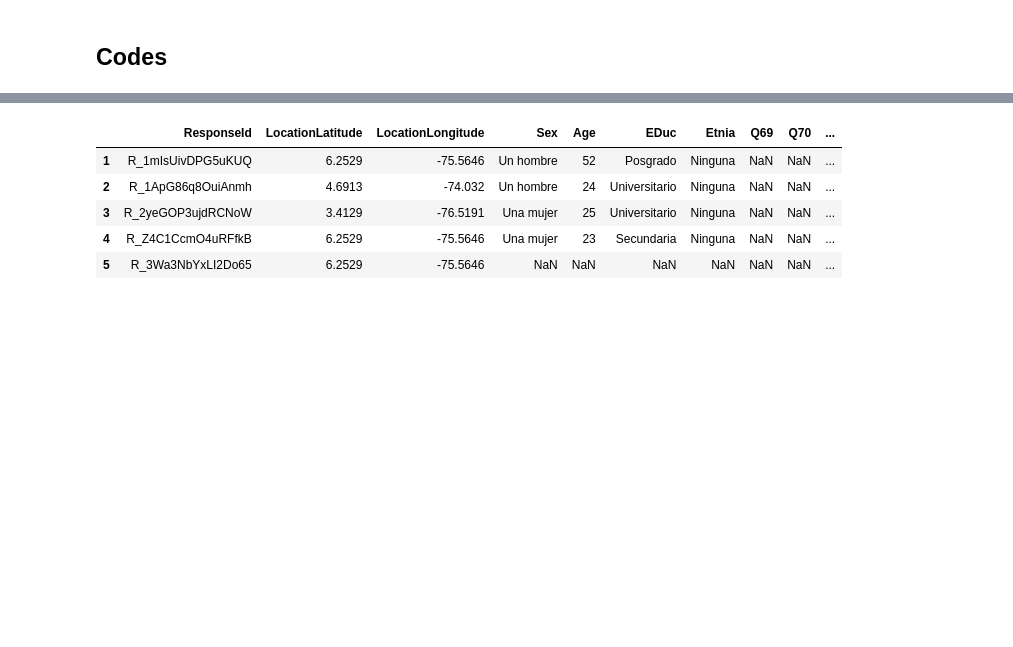
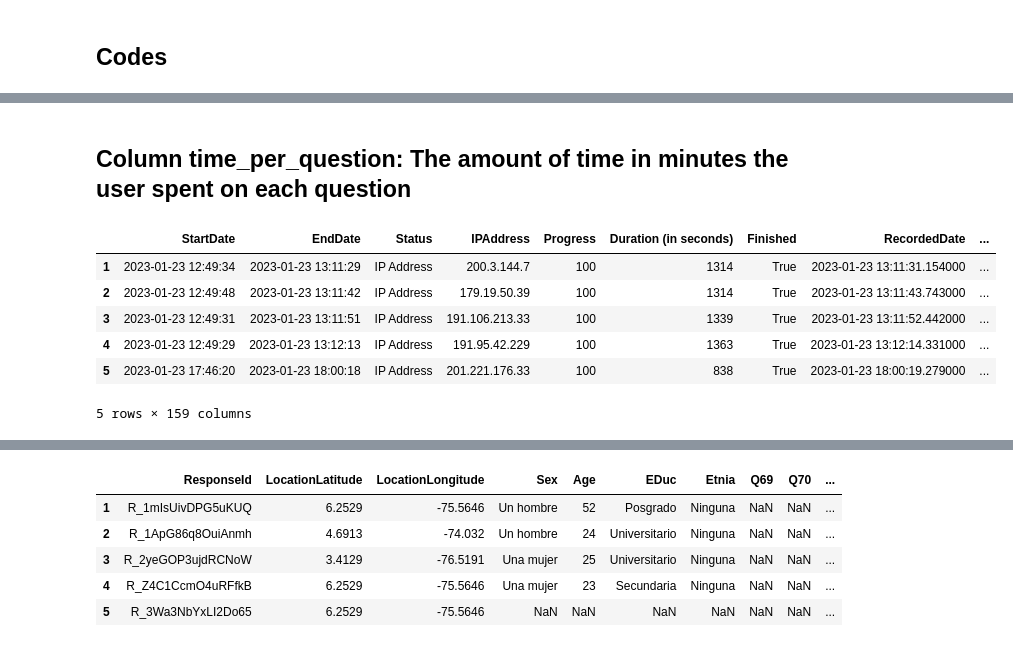
Before and after one commit to hamsomp3/subjetividades-politicas, a Jupyter notebook: notebooks/preprocesamiento.ipynb, the cells around one changed output, grey strips where cells are left out. Drawn from its saved outputs; the diff is of its cells as text; code cells hidden in the pictures; blank space fills up the shorter version.

```diff
--- a/notebooks/preprocesamiento.ipynb
+++ b/notebooks/preprocesamiento.ipynb
@@ -56,3 +75,13 @@ df.loc[JenniferCali, 'Q78'] = '00008909547-JAVCALI'
 codigo1  = df[df['Q69'] == '00008909547'].index
 df.loc[codigo1, 'Q78'] = '00008909547-JAVCALI'
 df.loc[codigo1, 'Q69'] = 'CALI'
+# %%
+df['Duration (in seconds)'] = pd.to_numeric(df['Duration (in seconds)'], errors='coerce')
+df['NormSoc_1']             = pd.to_numeric(df['NormSoc_1'], errors='coerce')
+df['NormSoc_2']             = pd.to_numeric(df['NormSoc_2'], errors='coerce')
+df['NormSoc_3']             = pd.to_numeric(df['NormSoc_3'], errors='coerce')
+df['NormSoc_4']             = pd.to_numeric(df['NormSoc_4'], errors='coerce')
+df['NormSoc_5']             = pd.to_numeric(df['NormSoc_5'], errors='coerce')
+df['Deshum_1']              = pd.to_numeric(df['Deshum_1'], errors='coerce')
+df['Deshum_2']              = pd.to_numeric(df['Deshum_2'], errors='coerce')
+df['Deshum_3']              = pd.to_numeric(df['Deshum_3'], errors='coerce')
@@ -58,0 +90,15 @@ df.loc[codigo1, 'Q69'] = 'CALI'
+# %%
+df['Duration in minutes'] = df['Duration (in seconds)']/60
+# %% [markdown]
+## Column time_per_question: The amount of time in minutes the user spent on each question
+# %%
+df['minutes_per_question'] = df['Duration (in seconds)']/full_size_df_col
+df.head()
+# %% [output]
+|  | StartDate | EndDate | Status | IPAddress | Progress | Duration (in seconds) | Finished | RecordedDate | ... |
+| 1 | 2023-01-23 12:49:34 | 2023-01-23 13:11:29 | IP Address | 200.3.144.7 | 100 | 1314 | True | 2023-01-23 13:11:31.154000 | ... |
+| 2 | 2023-01-23 12:49:48 | 2023-01-23 13:11:42 | IP Address | 179.19.50.39 | 100 | 1314 | True | 2023-01-23 13:11:43.743000 | ... |
+| 3 | 2023-01-23 12:49:31 | 2023-01-23 13:11:51 | IP Address | 191.106.213.33 | 100 | 1339 | True | 2023-01-23 13:11:52.442000 | ... |
+| 4 | 2023-01-23 12:49:29 | 2023-01-23 13:12:13 | IP Address | 191.95.42.229 | 100 | 1363 | True | 2023-01-23 13:12:14.331000 | ... |
+| 5 | 2023-01-23 17:46:20 | 2023-01-23 18:00:18 | IP Address | 201.221.176.33 | 100 | 838 | True | 2023-01-23 18:00:19.279000 | ... |
+5 rows × 159 columns
```
Also changed, not shown: parts of 94 cells of this notebook, 5 other files.
